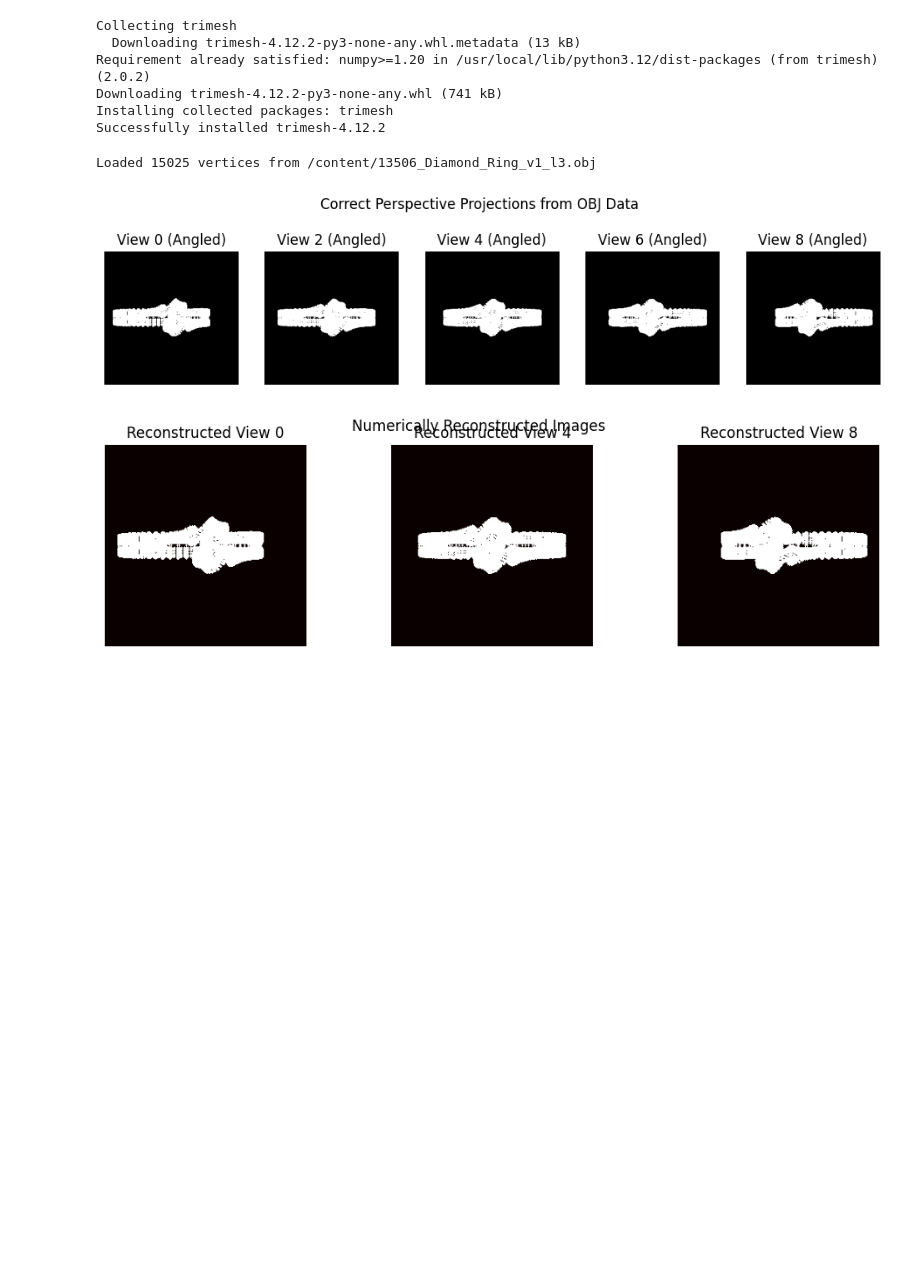
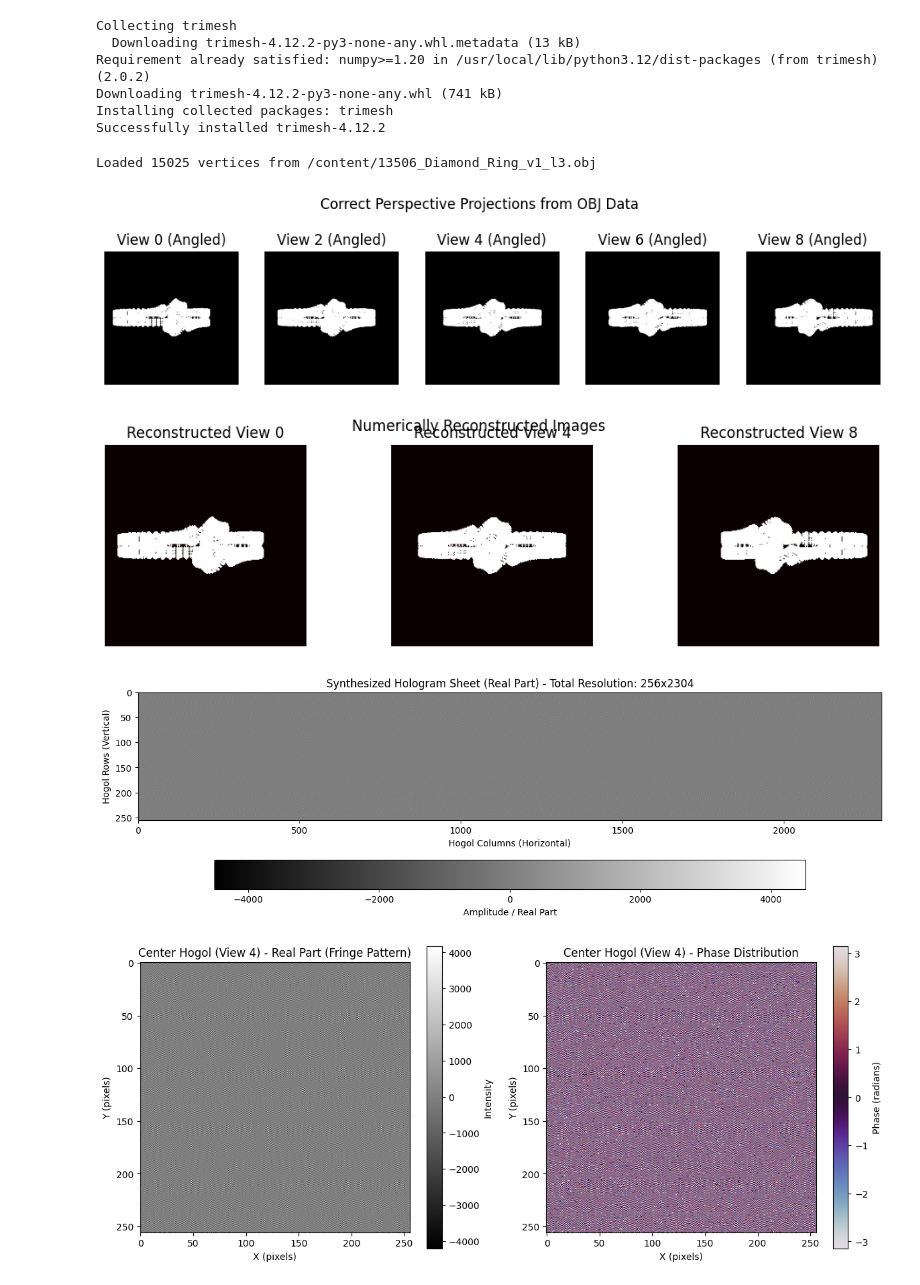
Before and after one commit to sota-it/point-source-method, a Jupyter notebook: HS.ipynb, the cells around one changed output. Drawn from its saved outputs; the diff is of its cells as text; code cells hidden in the pictures; blank space fills up the shorter version.

```diff
--- a/HS.ipynb
+++ b/HS.ipynb
@@ -133,30 +133,93 @@ for v_idx in range(N_views):
 
     # 干渉縞計算
     fringe = U_object * np.conj(Reference_Wave)
 
     start_col = v_idx * res
     end_col = start_col + res
     hs_hologram[:, start_col:end_col] = fringe
 
 
 # ==========================================
 # 4. 数値的再生シミュレーション
 # ==========================================
 plt.figure(figsize=(12, 3))
 for i, v_idx in enumerate([0, N_views//2, N_views-1]):
     start_col = v_idx * res
     hogol_part = hs_hologram[:, start_col:start_col+res]
 
     reconstructed_complex = np.fft.ifft2(np.fft.ifftshift(hogol_part * Reference_Wave))
     reconstructed_intensity = np.abs(reconstructed_complex)**2
 
     plt.subplot(1, 3, i+1)
     plt.imshow(reconstructed_intensity, cmap='hot')
     plt.title(f"Reconstructed View {v_idx}")
     plt.axis('off')
 plt.suptitle("Numerically Reconstructed Images")
 plt.show()
+
+# ==========================================
+# 5. ホログラム（干渉縞）の可視化
+# ==========================================
+# ホログラム全体（9視点分が横に並んだもの）の可視化
+
+# 1. 干渉縞の「実部（Real Part）」
+# 物理的な感光材料やディスプレイ（SLM）に記録する実際の強度・干渉縞パターンに相当します
+hologram_real = np.real(hs_hologram)
+
+# 2. 干渉縞の「位相（Phase）」
+hologram_phase = np.angle(hs_hologram)
+
+# --- 全体ホログラムシートの表示 ---
+plt.figure(figsize=(15, 4))
+plt.imshow(hologram_real, cmap='gray', aspect='auto')
+plt.title(f"Synthesized Hologram Sheet (Real Part) - Total Resolution: {res}x{res*N_views}")
+plt.xlabel("Hogol Columns (Horizontal)")
+plt.ylabel("Hogol Rows (Vertical)")
+plt.colorbar(orientation='horizontal', pad=0.2, label="Amplitude / Real Part")
+plt.show()
+
+# --- 中央の要素ホログラム（Hogol 4）のズーム表示 ---
+hogol_center_idx = N_views // 2
+start_c = hogol_center_idx * res
+end_c = start_c + res
+
+hogol_center_real = hologram_real[:, start_c:end_c]
+hogol_center_phase = hologram_phase[:, start_c:end_c]
+
+plt.figure(figsize=(12, 5))
+
+# (左) 中央Hogolの実部（干渉縞パターン）
+plt.subplot(121)
+plt.imshow(hogol_center_real, cmap='gray')
+plt.title(f"Center Hogol (View {hogol_center_idx}) - Real Part (Fringe Pattern)")
+plt.xlabel("X (pixels)")
+plt.ylabel("Y (pixels)")
+plt.colorbar(label="Intensity")
+
+# (右) 中央Hogolの位相分布
+plt.subplot(122)
+plt.imshow(hogol_center_phase, cmap='twilight')
+plt.title(f"Center Hogol (View {hogol_center_idx}) - Phase Distribution")
+plt.xlabel("X (pixels)")
+plt.ylabel("Y (pixels)")
+plt.colorbar(label="Phase (radians)")
+
+plt.tight_layout()
+plt.show()
+
+# --- インライン平面波の干渉縞（ミクロ拡大） ---
+plt.figure(figsize=(6, 6))
+crop_size = 64
+c_start = res // 2 - crop_size // 2
+c_end = res // 2 + crop_size // 2
+plt.imshow(hogol_center_real[c_start:c_end, c_start:c_end], cmap='gray')
+plt.title("Zoomed Center (64x64) - Inline Plane Wave Fringe Pattern")
+plt.xlabel("X (pixels)")
+plt.ylabel("Y (pixels)")
+plt.show()
 # %% [output]
 Loaded 15025 vertices from /content/13506_Diamond_Ring_v1_l3.obj
 [figure]
 [figure]
+[figure, added]
+[figure, added]
```
Also changed, not shown: parts of 1 cell of this notebook.
